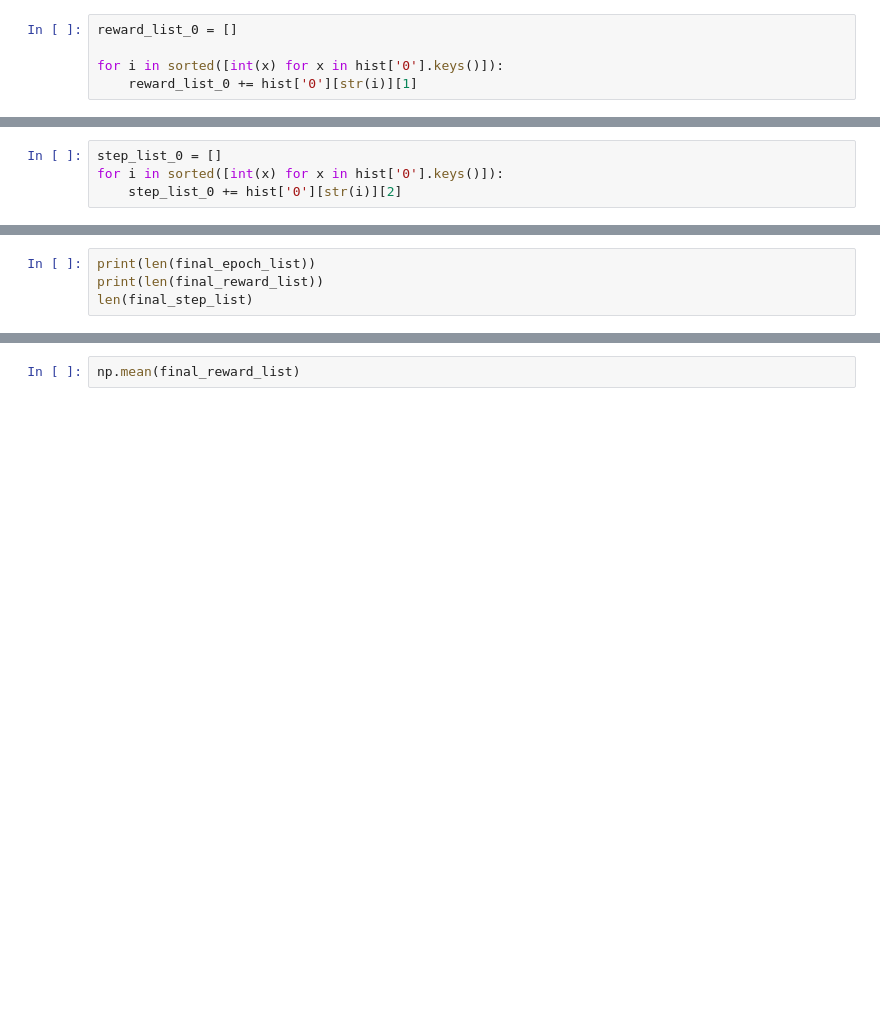
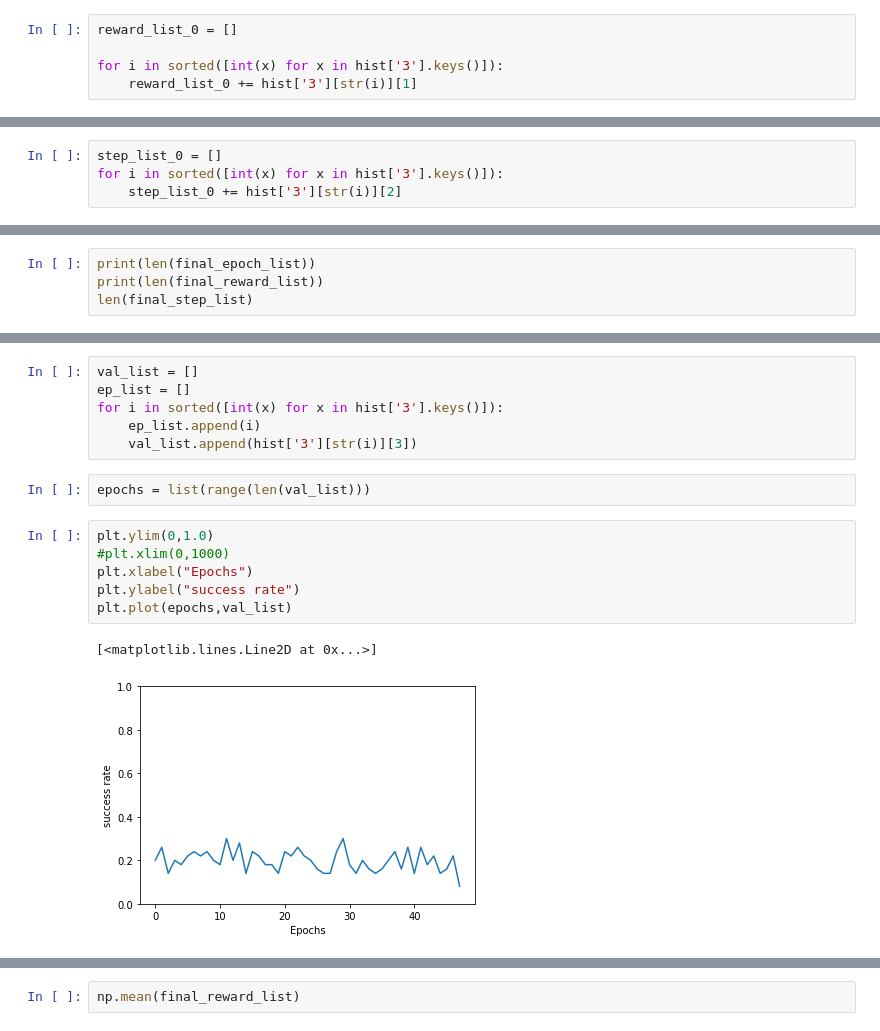
Before and after one commit to SurenderHarsha/Thesis2021, a Jupyter notebook: PPO_Test.ipynb, the cells around one changed output, grey strips where cells are left out. Saved outputs shown, nothing was run; the diff lists cells and outputs as text; blank space fills up the shorter version.

```diff
--- a/PPO_Test.ipynb
+++ b/PPO_Test.ipynb
@@ -1931,14 +1969,14 @@ len(epoch_list_0)
 # %%
 reward_list_0 = []
 
-for i in sorted([int(x) for x in hist['0'].keys()]):
-    reward_list_0 += hist['0'][str(i)][1]
+for i in sorted([int(x) for x in hist['3'].keys()]):
+    reward_list_0 += hist['3'][str(i)][1]
 # %%
 reward_list_0
 # %%
 step_list_0 = []
-for i in sorted([int(x) for x in hist['0'].keys()]):
-    step_list_0 += hist['0'][str(i)][2]
+for i in sorted([int(x) for x in hist['3'].keys()]):
+    step_list_0 += hist['3'][str(i)][2]
 # %%
 step_list_0
 # %%
@@ -1973,0 +2042,17 @@ plt.plot(final_epoch_list,final_step_list)
+# %%
+val_list = []
+ep_list = []
+for i in sorted([int(x) for x in hist['3'].keys()]):
+    ep_list.append(i)
+    val_list.append(hist['3'][str(i)][3])
+# %%
+epochs = list(range(len(val_list)))
+# %%
+plt.ylim(0,1.0)
+#plt.xlim(0,1000)
+plt.xlabel("Epochs")
+plt.ylabel("success rate")
+plt.plot(epochs,val_list)
+# %% [output]
+[<matplotlib.lines.Line2D at 0x...>]
+[figure, added]
```
Also changed, not shown: parts of 13 cells of this notebook.
